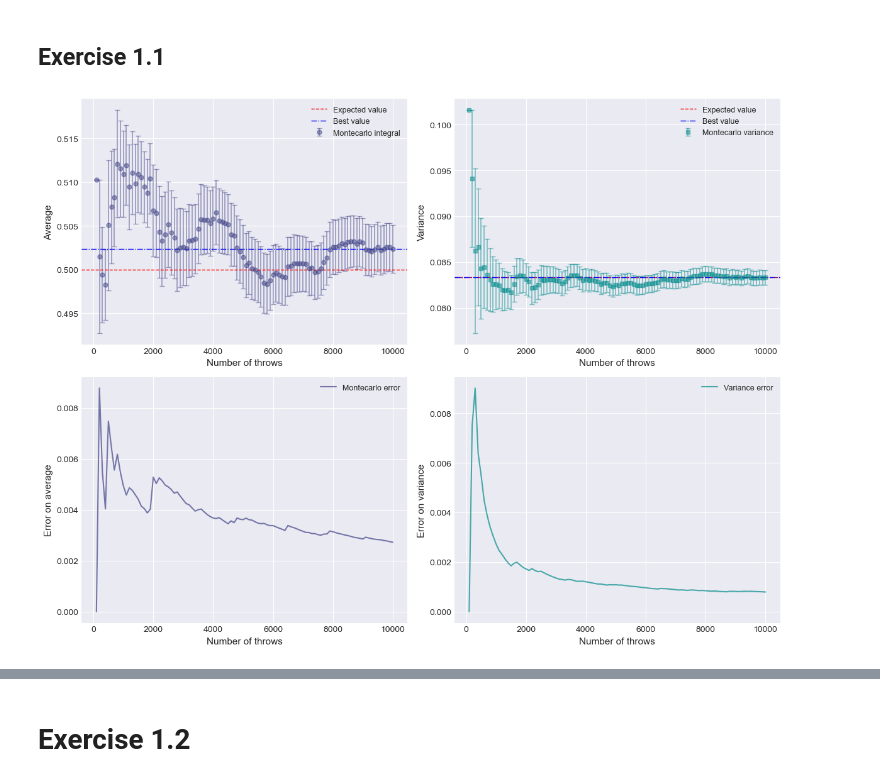
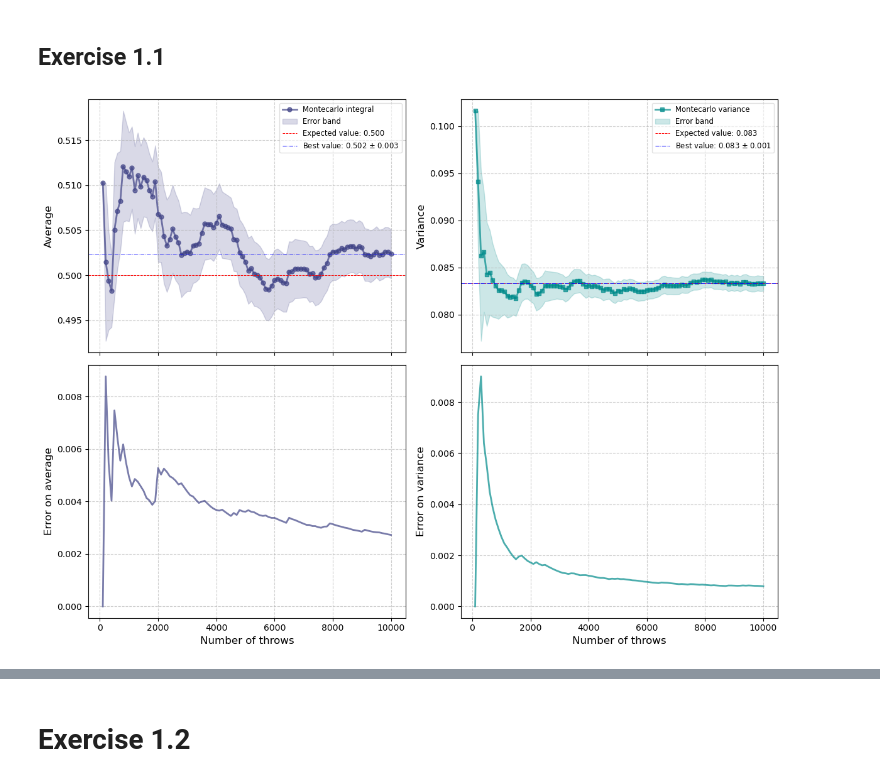
Before and after one commit to SMDP02/Numerical-Simulation---AA-2024-2025, a Jupyter notebook: Lect_1/DiPaolo_Lecture_1.ipynb, the cells around one changed output, grey strips where cells are left out. Saved outputs shown, nothing was run; the diff lists cells and outputs as text; code cells hidden in the pictures.

```diff
--- a/Lect_1/DiPaolo_Lecture_1.ipynb
+++ b/Lect_1/DiPaolo_Lecture_1.ipynb
@@ -1,73 +1,84 @@
 # %% [markdown]
 ## Exercise 1.1
+# %%
+import matplotlib.pyplot as plt
+import numpy as np
+import matplotlib as mpl
+from scipy.stats import norm
+import matplotlib.colors as mcolors
+from scipy.optimize import curve_fit
+
+plt.style.use('default')
+mpl.rcParams['font.size'] = 10
+mpl.rcParams['axes.labelsize'] = 12
+mpl.rcParams['axes.titlesize'] = 12
+mpl.rcParams['legend.fontsize'] = 10
+mpl.rcParams['lines.linewidth'] = 2
+mpl.rcParams['lines.markersize'] = 6
 # %%
-import matplotlib.pyplot as plt
-import numpy as np
-import matplotlib as mpl
-
-# Stile compatto
-mpl.rcParams['font.size'] = 10
-mpl.rcParams['axes.labelsize'] = 11
-mpl.rcParams['axes.titlesize'] = 12
-mpl.rcParams['legend.fontsize'] = 9
-mpl.rcParams['lines.linewidth'] = 1.5
-mpl.rcParams['lines.markersize'] = 5
-plt.style.use('seaborn-v0_8-darkgrid')
-
-# Caricamento dati
 file_avg = "Exercise_1_1/output_average.data"
 x1, y1, error1 = np.loadtxt(file_avg, usecols=(0, 1, 2), delimiter='\t', unpack=True)
 x3, y3 = np.loadtxt(file_avg, usecols=(0, 2), delimiter='\t', unpack=True)
 
 file_var = "Exercise_1_1/output_variance.data"
 x2, y2, error2 = np.loadtxt(file_var, usecols=(0, 1, 2), delimiter='\t', unpack=True)
 x4, y4 = np.loadtxt(file_var, usecols=(0, 2), delimiter='\t', unpack=True)
 
-# Colori
 viridis = plt.cm.viridis
 color_avg = viridis(0.2)
 color_var = 'darkcyan'
 
-# Figure e assi
 fig, axs = plt.subplots(2, 2, figsize=(12, 9))
 
 # Media
-axs[0, 0].errorbar(x1, y1, yerr=error1, fmt='o', color=color_avg,
-                   capsize=3, elinewidth=1.2, alpha=0.5, label='Montecarlo integral')
-axs[0, 0].axhline(y=0.5, color='red', linestyle='--', linewidth=1, label='Expected value')
-axs[0, 0].axhline(y=y1[99], color='blue', linestyle='-.', linewidth=1, label='Best value')
-axs[0, 0].set_xlabel('Number of throws')
+axs[0, 0].plot(x1, y1, 'o-', color=color_avg, alpha=0.7, markersize=5, label='Montecarlo integral')
+
+axs[0, 0].fill_between(x1, y1 - error1, y1 + error1,
+                       color=color_avg, alpha=0.2, label='Error band')
+
+axs[0, 0].axhline(y=0.5, color='red', linestyle='--', linewidth=0.7,
+                 label=f'Expected value: {1./2.:.3f}')
+
+axs[0, 0].axhline(y=y1[99], color='blue', linestyle='-.', linewidth=0.7,
+                 label=rf'Best value: {y1[99]:.3f} $\pm$ {error1[99]:.3f}')
 axs[0, 0].set_ylabel('Average')
-axs[0, 0].legend()
-axs[0, 0].grid(True)
+axs[0, 0].legend(loc='upper right', frameon=True, fancybox=True,
+                 facecolor='white', framealpha=0.6, fontsize='small')
+axs[0, 0].grid(True, alpha=0.6, linestyle='--')
+axs[0, 0].tick_params(axis='x', labelbottom=False)
 
 # Varianza
-axs[0, 1].errorbar(x2, y2, yerr=error2, fmt='s', color=color_var,
-                   capsize=3, elinewidth=1.2, alpha=0.5, label='Montecarlo variance')
-axs[0, 1].axhline(y=1./12., color='red', linestyle='--', linewidth=1, label='Expected value')
-axs[0, 1].axhline(y=y2[99], color='blue', linestyle='-.', linewidth=1, label='Best value')
-axs[0, 1].set_xlabel('Number of throws')
+axs[0, 1].plot(x2, y2, 's-', color=color_var, alpha=0.7, markersize=5,label='Montecarlo variance')
+
+axs[0, 1].fill_between(x2, y2 - error2, y2 + error2,
+                       color=color_var, alpha=0.2, label='Error band')
+
+axs[0, 1].axhline(y=1./12., color='red', linestyle='--', linewidth=0.7,
+                 label=f'Expected value: {1./12.:.3f}')
+
+axs[0, 1].axhline(y=y2[99], color='blue', linestyle='-.', linewidth=0.7,
+                 label=rf'Best value: {y2[99]:.3f} $\pm$ {error2[99]:.3f}')
 axs[0, 1].set_ylabel('Variance')
-axs[0, 1].legend()
-axs[0, 1].grid(True)
+axs[0, 1].legend(loc='upper right', frameon=True, fancybox=True,
+                 facecolor='white', framealpha=0.6, fontsize='small')
+axs[0, 1].grid(True, alpha=0.6, linestyle='--')
+axs[0, 1].tick_params(axis='x', labelbottom=False)
 
 # Errore sulla media (linea)
-axs[1, 0].plot(x3, y3, '-', color=color_avg, alpha=0.7, label='Montecarlo error')
+axs[1, 0].plot(x3, y3, '-', color=color_avg, alpha=0.7)
 axs[1, 0].set_xlabel('Number of throws')
 axs[1, 0].set_ylabel('Error on average')
-axs[1, 0].legend()
-axs[1, 0].grid(True)
+axs[1, 0].grid(True, alpha=0.6, linestyle='--')
 
 # Errore sulla varianza (linea)
-axs[1, 1].plot(x4, y4, '-', color=color_var, alpha=0.7, label='Variance error')
+axs[1, 1].plot(x4, y4, '-', color=color_var, alpha=0.7)
 axs[1, 1].set_xlabel('Number of throws')
 axs[1, 1].set_ylabel('Error on variance')
-axs[1, 1].legend()
-axs[1, 1].grid(True)
+axs[1, 1].grid(True, alpha=0.6, linestyle='--')
 
 # Layout finale
 plt.tight_layout()
 plt.show()
 # %% [output]
-[figure, old version]
+[figure, new version]
 # %%
```
Also changed, not shown: parts of 3 cells of this notebook, 1 other file.
